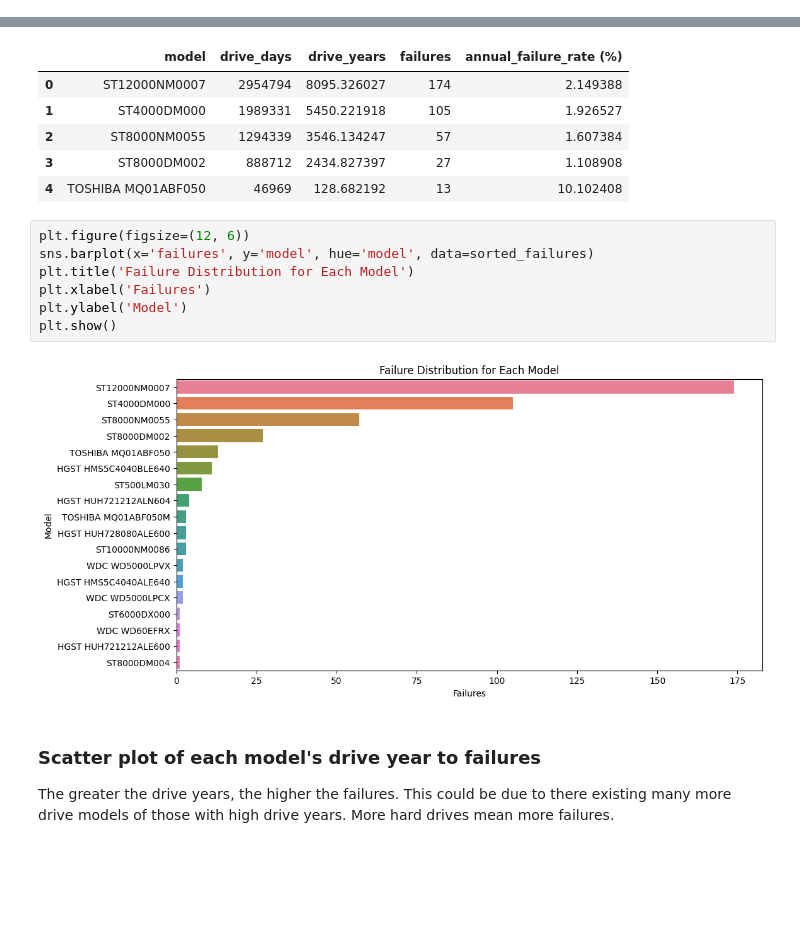
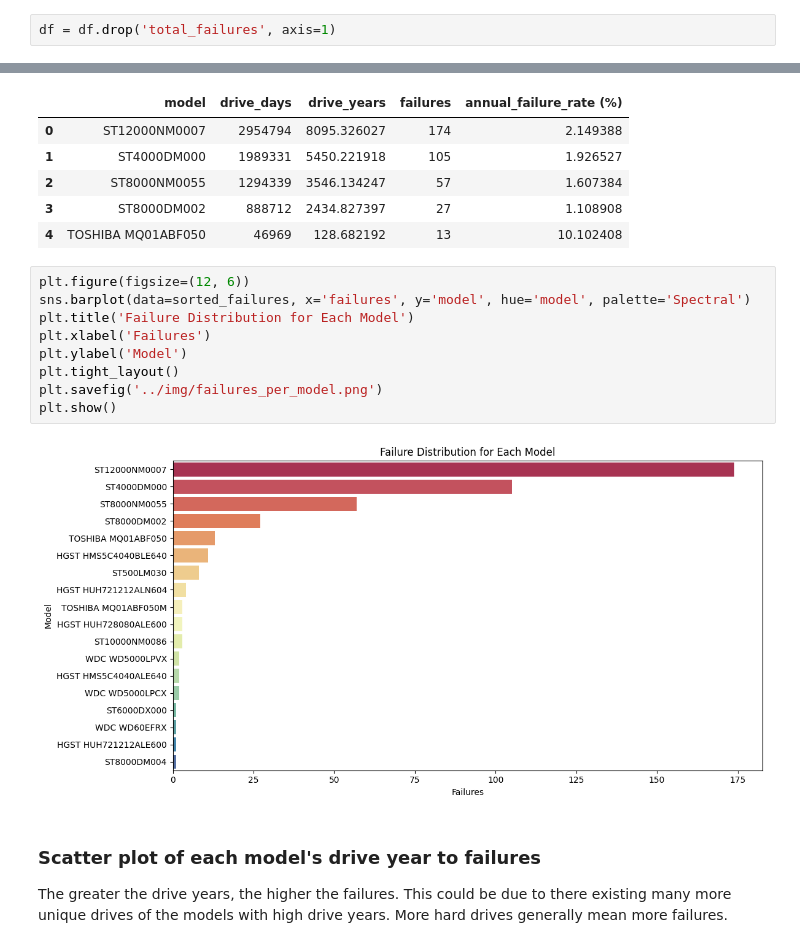
Before and after one commit to baari-ali/hard-drive-predictive-maintenance, a Jupyter notebook: src/data_analysis.ipynb, the cells around one changed output, grey strips where cells are left out. Cells and saved outputs as stored; diff of their text form; blank space fills up the shorter version.

```diff
--- a/src/data_analysis.ipynb
+++ b/src/data_analysis.ipynb
@@ -89,3 +66,5 @@ df[df['total_failures'] > 1]['serial_number'].nunique()
+# %%
+df = df.drop('total_failures', axis=1)
 # %% [markdown]
 ## Emulating Backblaze's method to calculate the annual failure rate from their SQL files
 # %% [markdown]
@@ -423,15 +454,17 @@ sorted_failures.head()
 | 4 | TOSHIBA MQ01ABF050 | 46969 | 128.682192 | 13 | 10.102408 |
 # %%
 plt.figure(figsize=(12, 6))
-sns.barplot(x='failures', y='model', hue='model', data=sorted_failures)
+sns.barplot(data=sorted_failures, x='failures', y='model', hue='model', palette='Spectral')
 plt.title('Failure Distribution for Each Model')
 plt.xlabel('Failures')
 plt.ylabel('Model')
+plt.tight_layout()
+plt.savefig('../img/failures_per_model.png')
 plt.show()
 # %% [output]
-[figure, old version]
+[figure, new version]
 # %% [markdown]
 ### Scatter plot of each model's drive year to failures
-The greater the drive years, the higher the failures. This could be due to there existing many more drive models of those with high drive years. More hard drives mean more failures.
+The greater the drive years, the higher the failures. This could be due to there existing many more unique drives of the models with high drive years. More hard drives generally mean more failures.
 # %%
 plt.figure(figsize=(10, 6))
```
Also changed, not shown: parts of 43 cells of this notebook.
